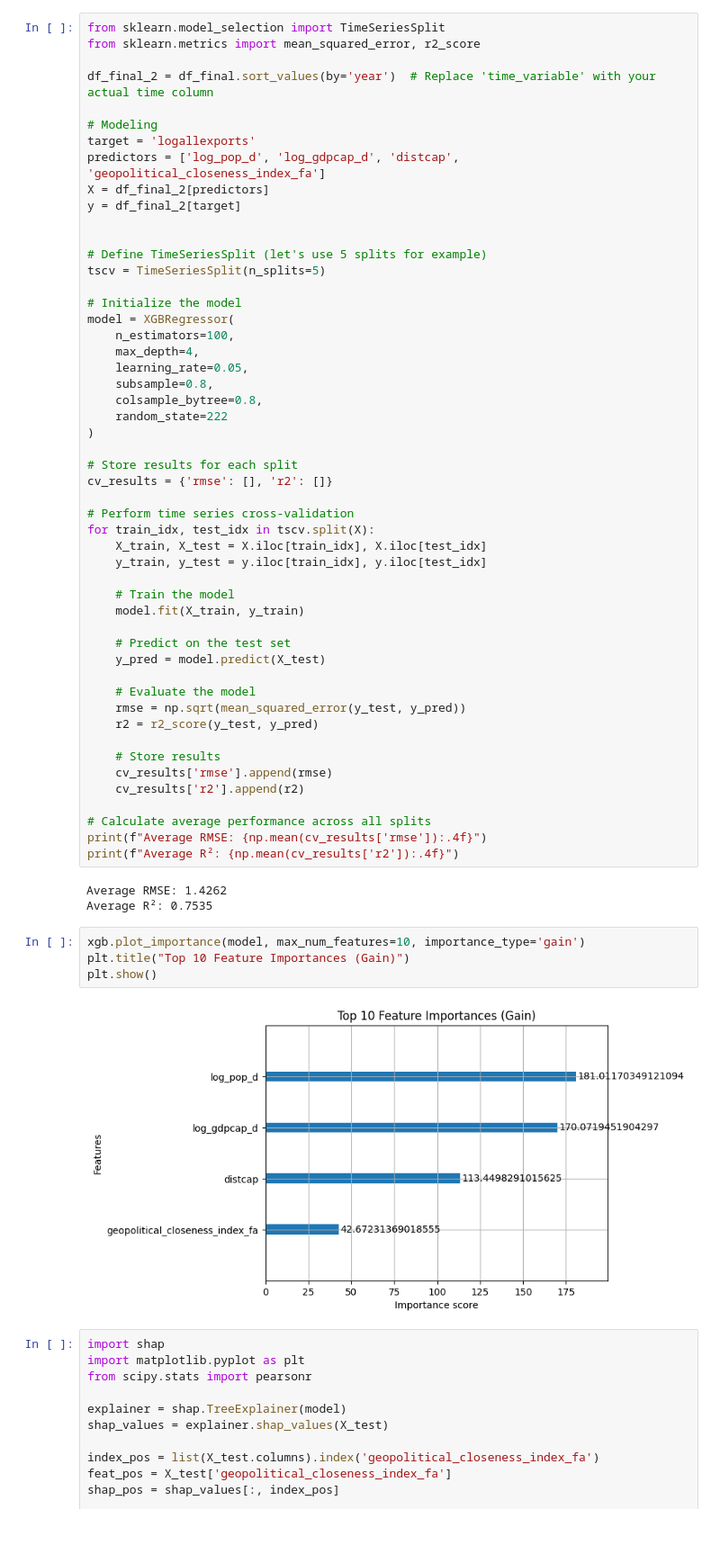
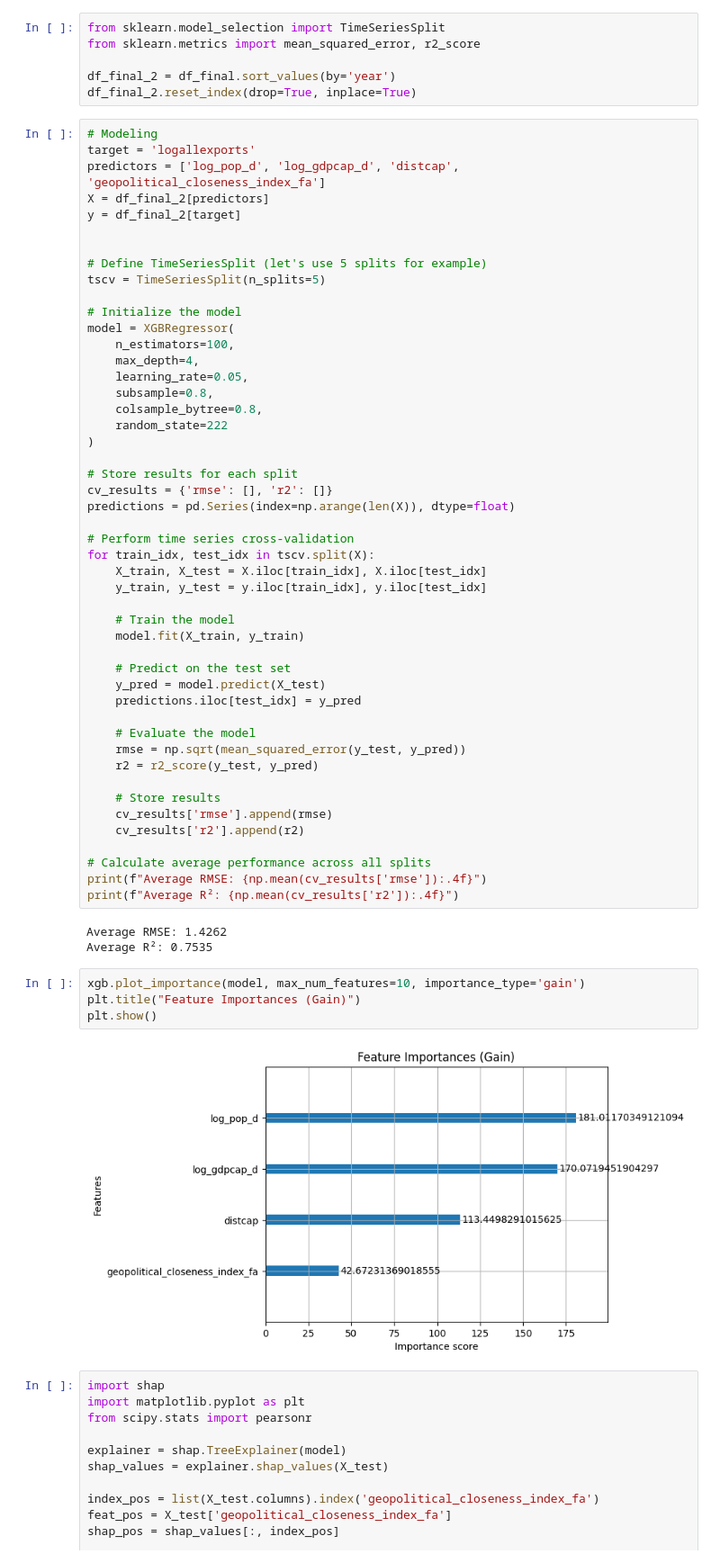
Before and after one commit to luna-ortus-cor/Geopolitical-Distance-and-Global-Trade, a Jupyter notebook: Backend/code/[model]XGBoost3_timeseriescv.ipynb, the cells around one changed output. Shown at 90% size. Cells and saved outputs as stored; diff of their text form; blank space fills up the shorter version.

Commit message:
Add plot

```diff
--- a/Backend/code/[model]XGBoost3_timeseriescv.ipynb
+++ b/Backend/code/[model]XGBoost3_timeseriescv.ipynb
@@ -58,12 +58,13 @@ plt.tight_layout()
 plt.show()
 # %% [output]
 [figure]
+# %%
+from sklearn.model_selection import TimeSeriesSplit
+from sklearn.metrics import mean_squared_error, r2_score
+
+df_final_2 = df_final.sort_values(by='year')
+df_final_2.reset_index(drop=True, inplace=True)
 # %%
-from sklearn.model_selection import TimeSeriesSplit
-from sklearn.metrics import mean_squared_error, r2_score
-
-df_final_2 = df_final.sort_values(by='year')  # Replace 'time_variable' with your actual time column
-
 # Modeling
 target = 'logallexports'
 predictors = ['log_pop_d', 'log_gdpcap_d', 'distcap', 'geopolitical_closeness_index_fa']
@@ -86,6 +87,7 @@ model = XGBRegressor(
 
 # Store results for each split
 cv_results = {'rmse': [], 'r2': []}
+predictions = pd.Series(index=np.arange(len(X)), dtype=float)
 
 # Perform time series cross-validation
 for train_idx, test_idx in tscv.split(X):
@@ -97,6 +99,7 @@ for train_idx, test_idx in tscv.split(X):
 
     # Predict on the test set
     y_pred = model.predict(X_test)
+    predictions.iloc[test_idx] = y_pred
 
     # Evaluate the model
     rmse = np.sqrt(mean_squared_error(y_test, y_pred))
@@ -114,10 +117,10 @@ Average RMSE: 1.4262
 Average R²: 0.7535
 # %%
 xgb.plot_importance(model, max_num_features=10, importance_type='gain')
-plt.title("Top 10 Feature Importances (Gain)")
+plt.title("Feature Importances (Gain)")
 plt.show()
 # %% [output]
-[figure, old version]
+[figure, new version]
 # %%
 import shap
 import matplotlib.pyplot as plt
```
Also changed, not shown: parts of 5 cells of this notebook.
